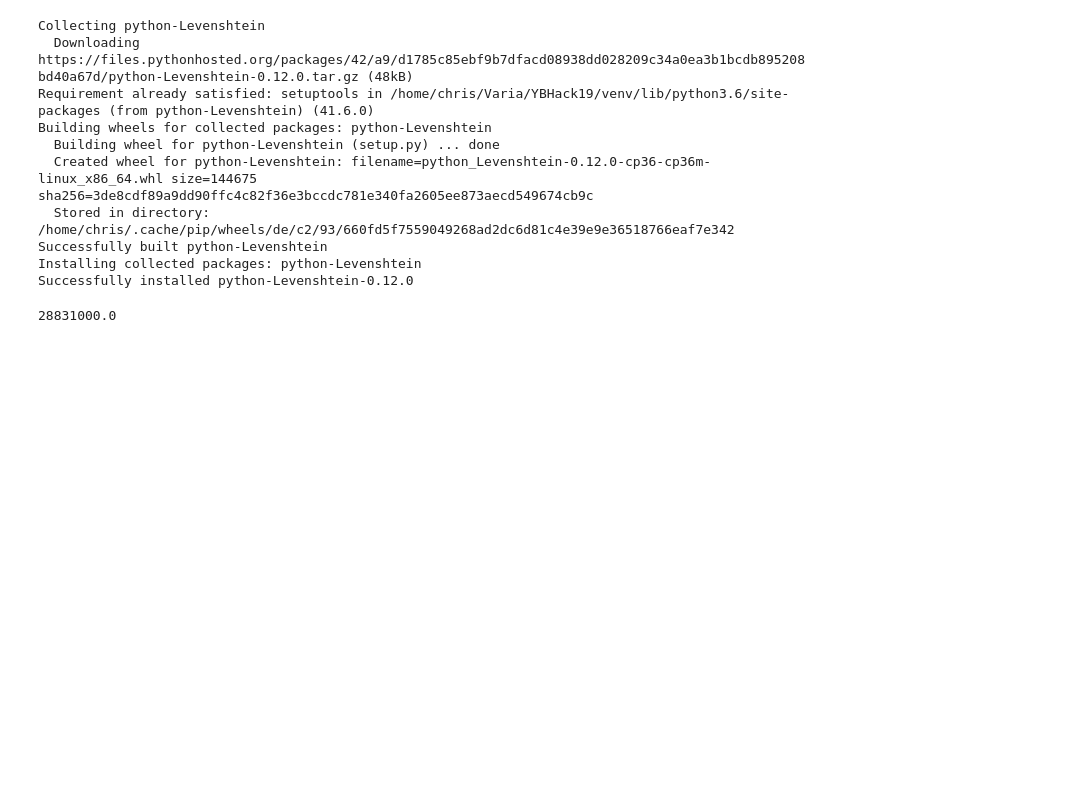
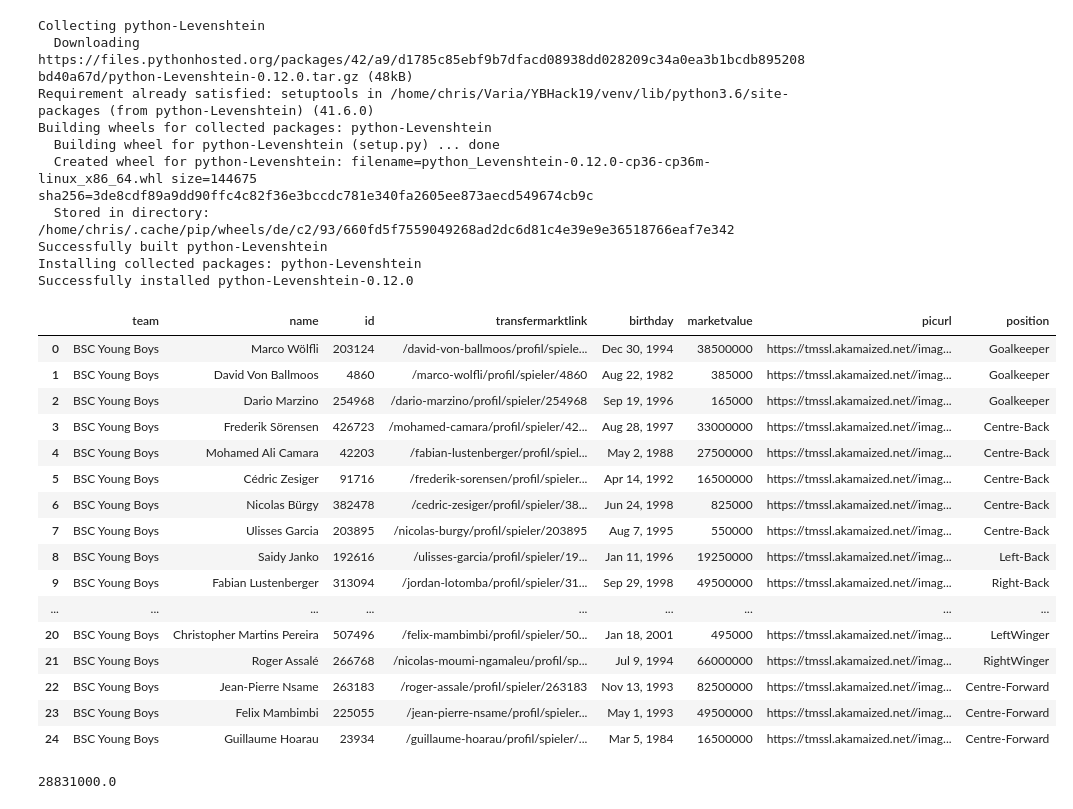
Before and after one commit to weber-chris/YBHack19, a Jupyter notebook: scrape/StaticMerge.ipynb, the cells around one changed output. Drawn from its saved outputs; the diff is of its cells as text; code cells hidden in the pictures; blank space fills up the shorter version.

```diff
--- a/scrape/StaticMerge.ipynb
+++ b/scrape/StaticMerge.ipynb
@@ -21,6 +21,26 @@ df_dream = pd.read_csv('../data/player_scores_parsed.csv')
 df_noten = pd.read_csv('../data/player_noten.csv')
 # %%
 df_transfer_yb = df_transfer[df_transfer['team'] == 'BSC Young Boys']
+# %%
+v
+# %% [output]
+|  | team | name | id | transfermarktlink | birthday | marketvalue | picurl | position |
+| 0 | BSC Young Boys | Marco Wölfli | 203124 | /david-von-ballmoos/profil/spiele... | Dec 30, 1994 | 38500000 | https://tmssl.akamaized.net//imag... | Goalkeeper |
+| 1 | BSC Young Boys | David Von Ballmoos | 4860 | /marco-wolfli/profil/spieler/4860 | Aug 22, 1982 | 385000 | https://tmssl.akamaized.net//imag... | Goalkeeper |
+| 2 | BSC Young Boys | Dario Marzino | 254968 | /dario-marzino/profil/spieler/254968 | Sep 19, 1996 | 165000 | https://tmssl.akamaized.net//imag... | Goalkeeper |
+| 3 | BSC Young Boys | Frederik Sörensen | 426723 | /mohamed-camara/profil/spieler/42... | Aug 28, 1997 | 33000000 | https://tmssl.akamaized.net//imag... | Centre-Back |
+| 4 | BSC Young Boys | Mohamed Ali Camara | 42203 | /fabian-lustenberger/profil/spiel... | May 2, 1988 | 27500000 | https://tmssl.akamaized.net//imag... | Centre-Back |
+| 5 | BSC Young Boys | Cédric Zesiger | 91716 | /frederik-sorensen/profil/spieler... | Apr 14, 1992 | 16500000 | https://tmssl.akamaized.net//imag... | Centre-Back |
+| 6 | BSC Young Boys | Nicolas Bürgy | 382478 | /cedric-zesiger/profil/spieler/38... | Jun 24, 1998 | 825000 | https://tmssl.akamaized.net//imag... | Centre-Back |
+| 7 | BSC Young Boys | Ulisses Garcia | 203895 | /nicolas-burgy/profil/spieler/203895 | Aug 7, 1995 | 550000 | https://tmssl.akamaized.net//imag... | Centre-Back |
+| 8 | BSC Young Boys | Saidy Janko | 192616 | /ulisses-garcia/profil/spieler/19... | Jan 11, 1996 | 19250000 | https://tmssl.akamaized.net//imag... | Left-Back |
+| 9 | BSC Young Boys | Fabian Lustenberger | 313094 | /jordan-lotomba/profil/spieler/31... | Sep 29, 1998 | 49500000 | https://tmssl.akamaized.net//imag... | Right-Back |
+| ... | ... | ... | ... | ... | ... | ... | ... | ... |
+| 20 | BSC Young Boys | Christopher Martins Pereira | 507496 | /felix-mambimbi/profil/spieler/50... | Jan 18, 2001 | 495000 | https://tmssl.akamaized.net//imag... | LeftWinger |
+| 21 | BSC Young Boys | Roger Assalé | 266768 | /nicolas-moumi-ngamaleu/profil/sp... | Jul 9, 1994 | 66000000 | https://tmssl.akamaized.net//imag... | RightWinger |
+| 22 | BSC Young Boys | Jean-Pierre Nsame | 263183 | /roger-assale/profil/spieler/263183 | Nov 13, 1993 | 82500000 | https://tmssl.akamaized.net//imag... | Centre-Forward |
+| 23 | BSC Young Boys | Felix Mambimbi | 225055 | /jean-pierre-nsame/profil/spieler... | May 1, 1993 | 49500000 | https://tmssl.akamaized.net//imag... | Centre-Forward |
+| 24 | BSC Young Boys | Guillaume Hoarau | 23934 | /guillaume-hoarau/profil/spieler/... | Mar 5, 1984 | 16500000 | https://tmssl.akamaized.net//imag... | Centre-Forward |
 # %%
 def normalize_name(name):
     if name == 'David von Ballmoos':
```
Also changed, not shown: 3 other files.
